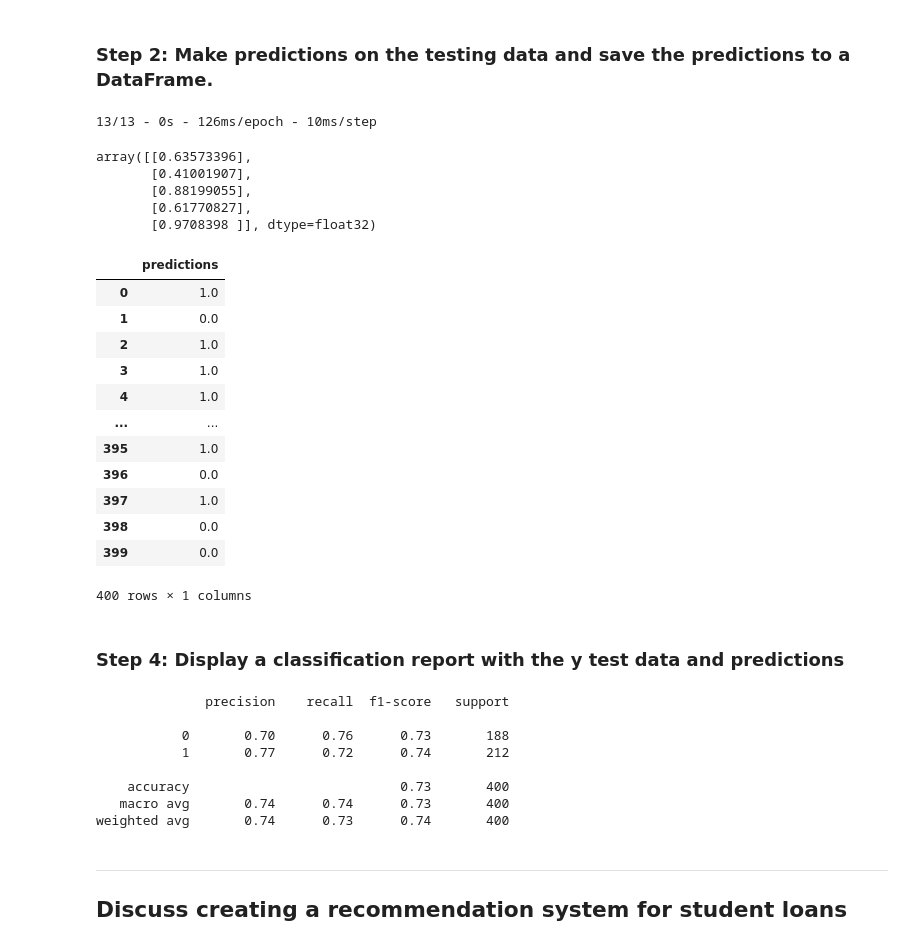
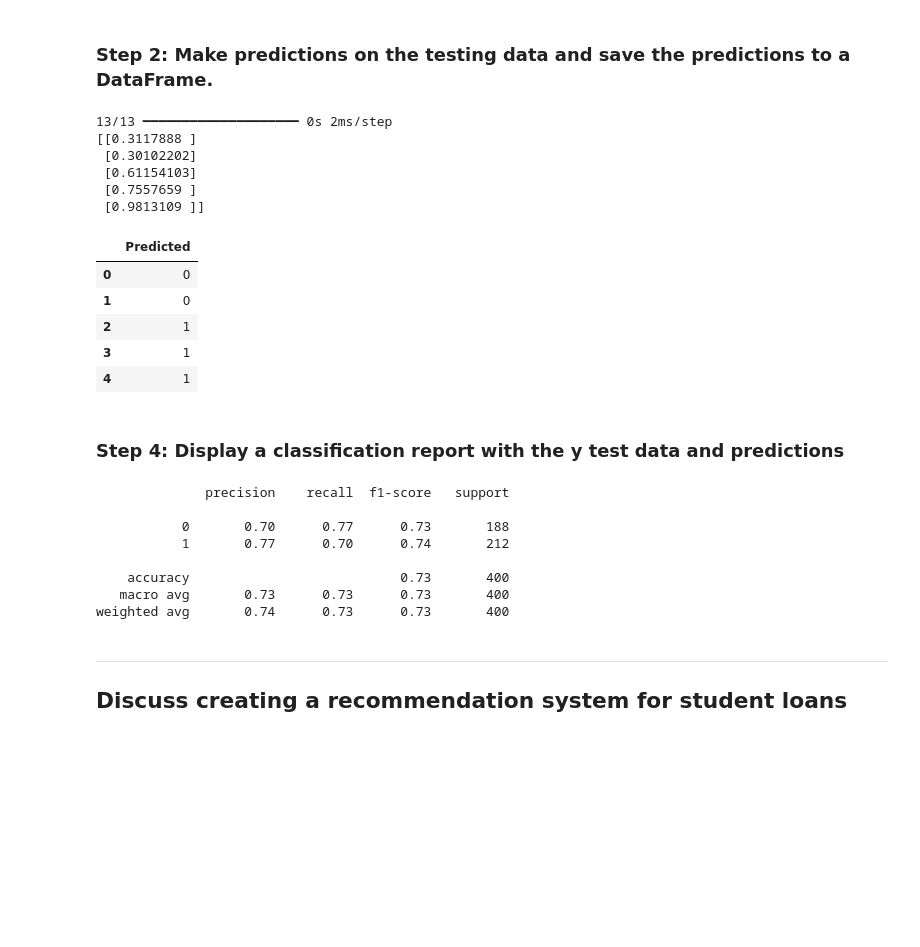
Before and after one commit to sthiaw04/neural-network-challenge-1, a Jupyter notebook: student_loans_with_deep_learning.ipynb, the cells around one changed output. Saved outputs shown, nothing was run; the diff lists cells and outputs as text; code cells hidden in the pictures; blank space fills up the shorter version.

```diff
--- a/student_loans_with_deep_learning.ipynb
+++ b/student_loans_with_deep_learning.ipynb
@@ -100,14 +108,16 @@ array([0, 0, 0, 1, 0])
 # %%
 # Split the preprocessed data into a training and testing dataset
 # Assign the function a random_state equal to 1
+X_train, X_test, y_train, y_test = train_test_split(x, y, random_state=1)
 # %% [markdown]
 ### Step 4: Use scikit-learn's `StandardScaler` to scale the features data.
 # %%
 # Create a StandardScaler instance
-
+scaler = StandardScaler()
 
 # Fit the scaler to the features training dataset
-
+x_train_scaled = scaler.fit_transform(X_train)
+x_test_scaled = scaler.transform(X_test)
 
 # Fit the scaler to the features training dataset
 # %% [markdown]
@@ -213,49 +233,49 @@ Loss: 0.5049149394035339, Accuracy: 0.7350000143051147
 
 
 # Load the model to a new object
+loaded_model = tf.keras.models.load_model("student_loans.keras")
 # %% [markdown]
 ### Step 2: Make predictions on the testing data and save the predictions to a DataFrame.
 # %%
 # Make predictions with the test data
+predictions = loaded_model.predict(x_test_scaled)
 
 
 # Display a sample of the predictions
+print(predictions[:5])
 # %% [output]
-13/13 - 0s - 126ms/epoch - 10ms/step
+13/13 ━━━━━━━━━━━━━━━━━━━━ 0s 2ms/step
+[[0.3117888 ]
+ [0.30102202]
+ [0.61154103]
+ [0.7557659 ]
+ [0.9813109 ]]
-array([[0.63573396],
-       [0.41001907],
-       [0.88199055],
-       [0.61770827],
-       [0.9708398 ]], dtype=float32)
 # %%
 # Save the predictions to a DataFrame and round the predictions to binary results
+predicted_labels = (predictions > 0.5).astype(int)
+predicted_df = pd.DataFrame(predicted_labels, columns=["Predicted"])
+predicted_df.head()
 # %% [output]
-|  | predictions |
-| 0 | 1.0 |
-| 1 | 0.0 |
-| 2 | 1.0 |
-| 3 | 1.0 |
-| 4 | 1.0 |
-| ... | ... |
-| 395 | 1.0 |
-| 396 | 0.0 |
-| 397 | 1.0 |
-| 398 | 0.0 |
-| 399 | 0.0 |
+|  | Predicted |
+| 0 | 0 |
+| 1 | 0 |
+| 2 | 1 |
+| 3 | 1 |
+| 4 | 1 |
-400 rows × 1 columns
 # %% [markdown]
 ### Step 4: Display a classification report with the y test data and predictions
 # %%
 # Print the classification report with the y test data and predictions
+print(classification_report(y_test, predicted_labels))
 # %% [output]
               precision    recall  f1-score   support
 
-           0       0.70      0.76      0.73       188
-           1       0.77      0.72      0.74       212
+           0       0.70      0.77      0.73       188
+           1       0.77      0.70      0.74       212
 
     accuracy                           0.73       400
-   macro avg       0.74      0.74      0.73       400
-weighted avg       0.74      0.73      0.74       400
+   macro avg       0.73      0.73      0.73       400
+weighted avg       0.74      0.73      0.73       400
 # %% [markdown]
 ---
 ## Discuss creating a recommendation system for student loans
```
Also changed, not shown: parts of 12 cells of this notebook.
